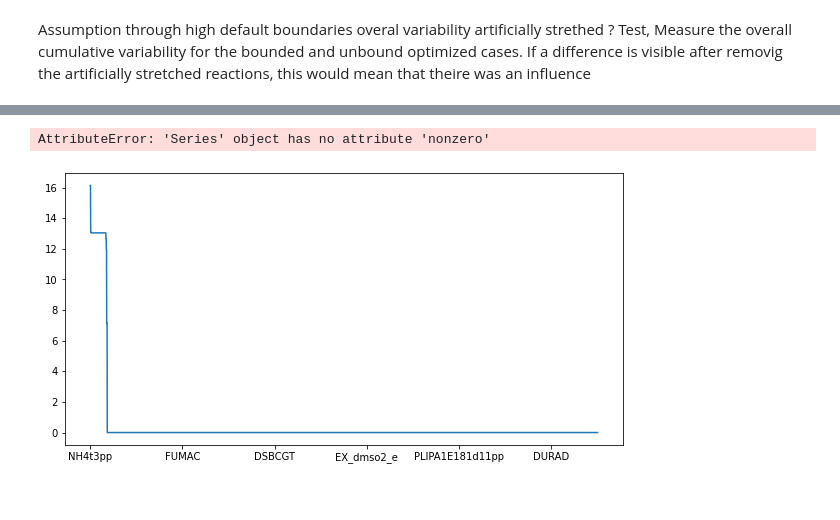
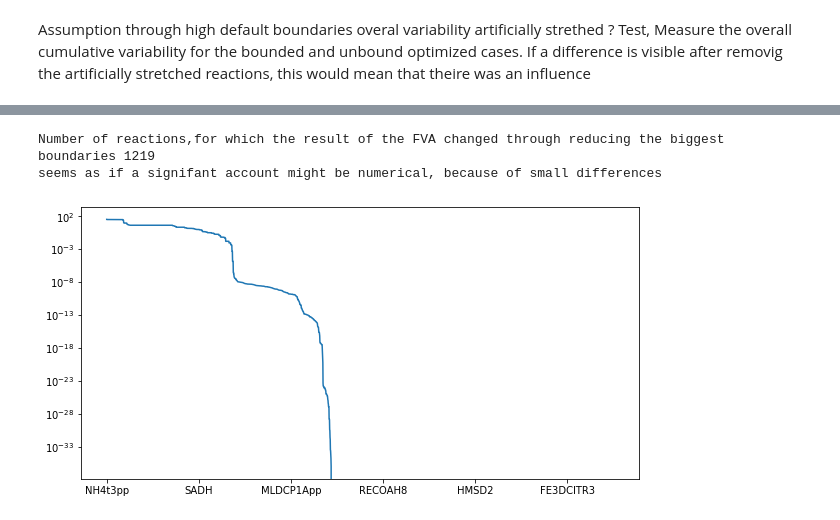
Before and after one commit to lizat-i/PseudomonasPutidaCobraPy, a Jupyter notebook: internalfluxtracking.ipynb, the cells around one changed output, grey strips where cells are left out. Cells and saved outputs as stored; diff of their text form; code cells hidden in the pictures.

Commit message:
addded a lot of visualization, also tracking for fva of main carbon pathway

```diff
--- a/internalfluxtracking.ipynb
+++ b/internalfluxtracking.ipynb
@@ -87,7 +87,11 @@ fv_new_model[~fv_new_model.index.isin(filter)].plot( y=["cumulative"],ax=ax1)
 # %%
 diff=fv[~fv.index.isin(filter)]["cumulative"] - fv_new_model[~fv_new_model.index.isin(filter)]["cumulative"]
-diff.sort_values(ascending=False).plot()
-#print(len(diff.nonzero()))
+diff.sort_values(ascending=False).plot(logy=True)
+nonzero_diff = diff[diff > 0]
+
+print("Number of reactions,for which the result of the FVA changed through reducing the biggest boundaries " + str(len(nonzero_diff)))
+print("seems as if a signifant account might be numerical, because of small differences ")
 # %% [output]
-AttributeError: 'Series' object has no attribute 'nonzero'
+Number of reactions,for which the result of the FVA changed through reducing the biggest boundaries 1219
+seems as if a signifant account might be numerical, because of small differences
-[figure, old version]
+[figure, new version]
```
Also changed, not shown: parts of 8 cells of this notebook, 1 other file.
